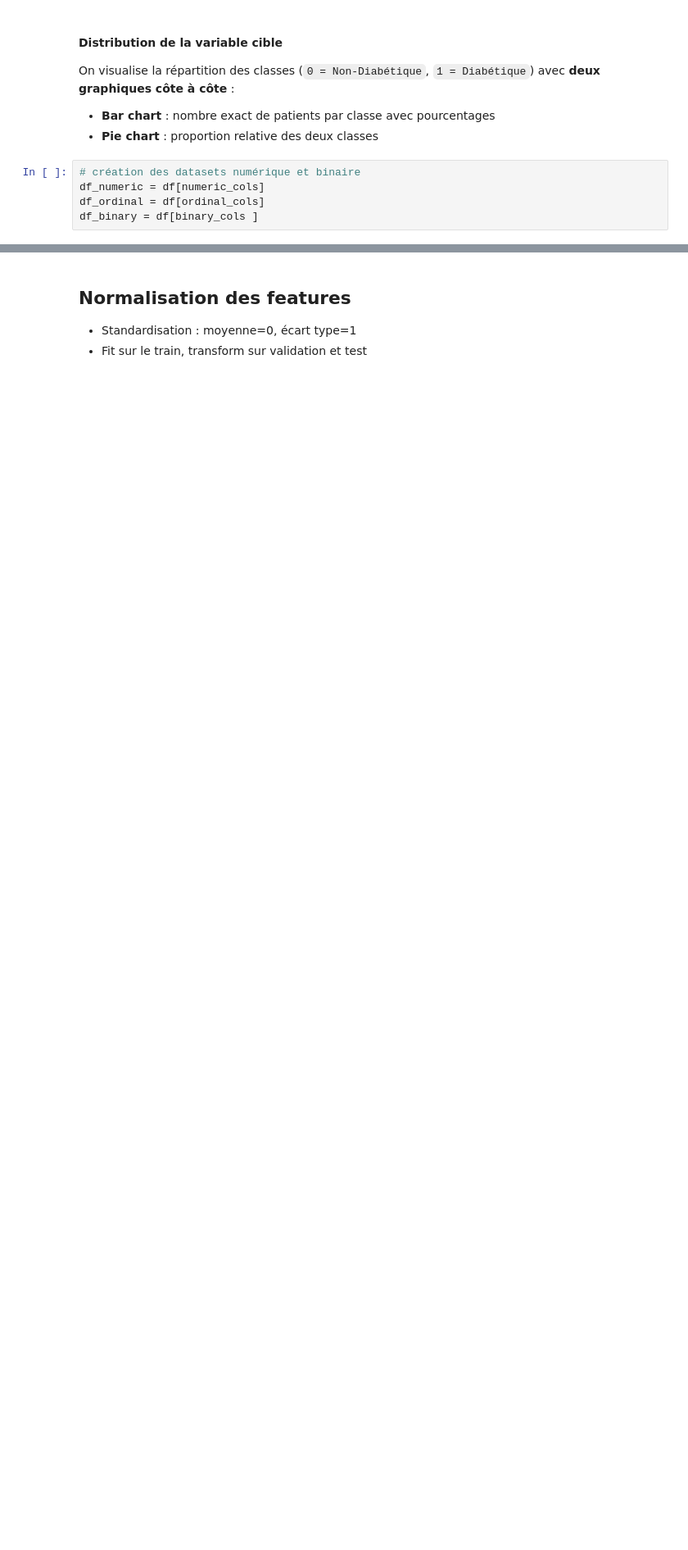
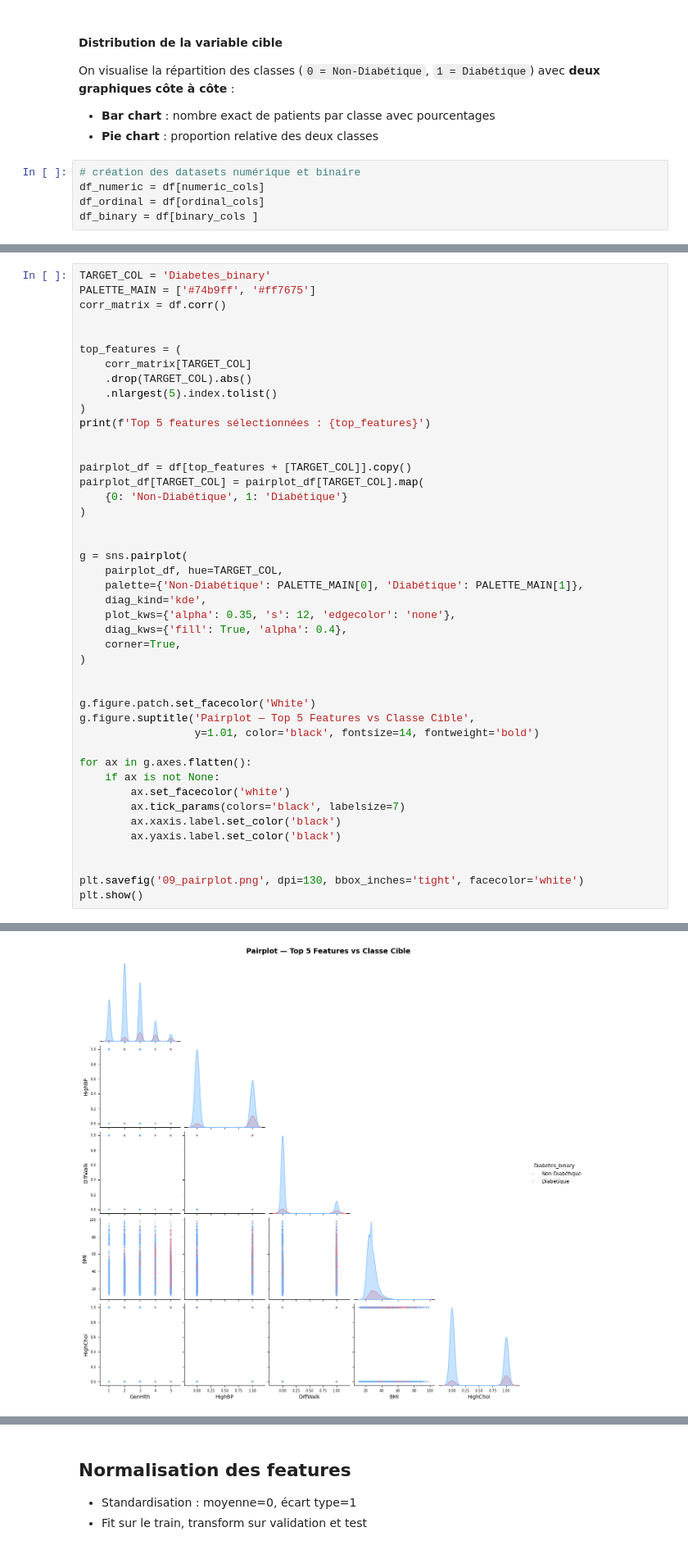
Before and after one commit to A4-CESI/deep_learning, a Jupyter notebook: preprocessing/preprocessingg.ipynb, the cells around one changed output, grey strips where cells are left out. Shown at 82% size. Cells and saved outputs as stored; diff of their text form; blank space fills up the shorter version.

```diff
--- a/preprocessing/preprocessingg.ipynb
+++ b/preprocessing/preprocessingg.ipynb
@@ -366,0 +525,45 @@ plt.show()
+# %%
+TARGET_COL = 'Diabetes_binary'
+PALETTE_MAIN = ['#74b9ff', '#ff7675']
+corr_matrix = df.corr()
+
+
+top_features = (
+    corr_matrix[TARGET_COL]
+    .drop(TARGET_COL).abs()
+    .nlargest(5).index.tolist()
+)
+print(f'Top 5 features sélectionnées : {top_features}')
+
+
+pairplot_df = df[top_features + [TARGET_COL]].copy()
+pairplot_df[TARGET_COL] = pairplot_df[TARGET_COL].map(
+    {0: 'Non-Diabétique', 1: 'Diabétique'}
+)
+
+
+g = sns.pairplot(
+    pairplot_df, hue=TARGET_COL,
+    palette={'Non-Diabétique': PALETTE_MAIN[0], 'Diabétique': PALETTE_MAIN[1]},
+    diag_kind='kde',
+    plot_kws={'alpha': 0.35, 's': 12, 'edgecolor': 'none'},
+    diag_kws={'fill': True, 'alpha': 0.4},
+    corner=True,
+)
+
+
+g.figure.patch.set_facecolor('White')
+g.figure.suptitle('Pairplot — Top 5 Features vs Classe Cible',
+                  y=1.01, color='black', fontsize=14, fontweight='bold')
+
+for ax in g.axes.flatten():
+    if ax is not None:
+        ax.set_facecolor('white')
+        ax.tick_params(colors='black', labelsize=7)
+        ax.xaxis.label.set_color('black')
+        ax.yaxis.label.set_color('black')
+
+
+plt.savefig('09_pairplot.png', dpi=130, bbox_inches='tight', facecolor='white')
+plt.show()
+# %% [output]
@@ -366,0 +571 @@ plt.show()
+[figure, added]
```
Also changed, not shown: parts of 20 cells of this notebook, 1 other file.
